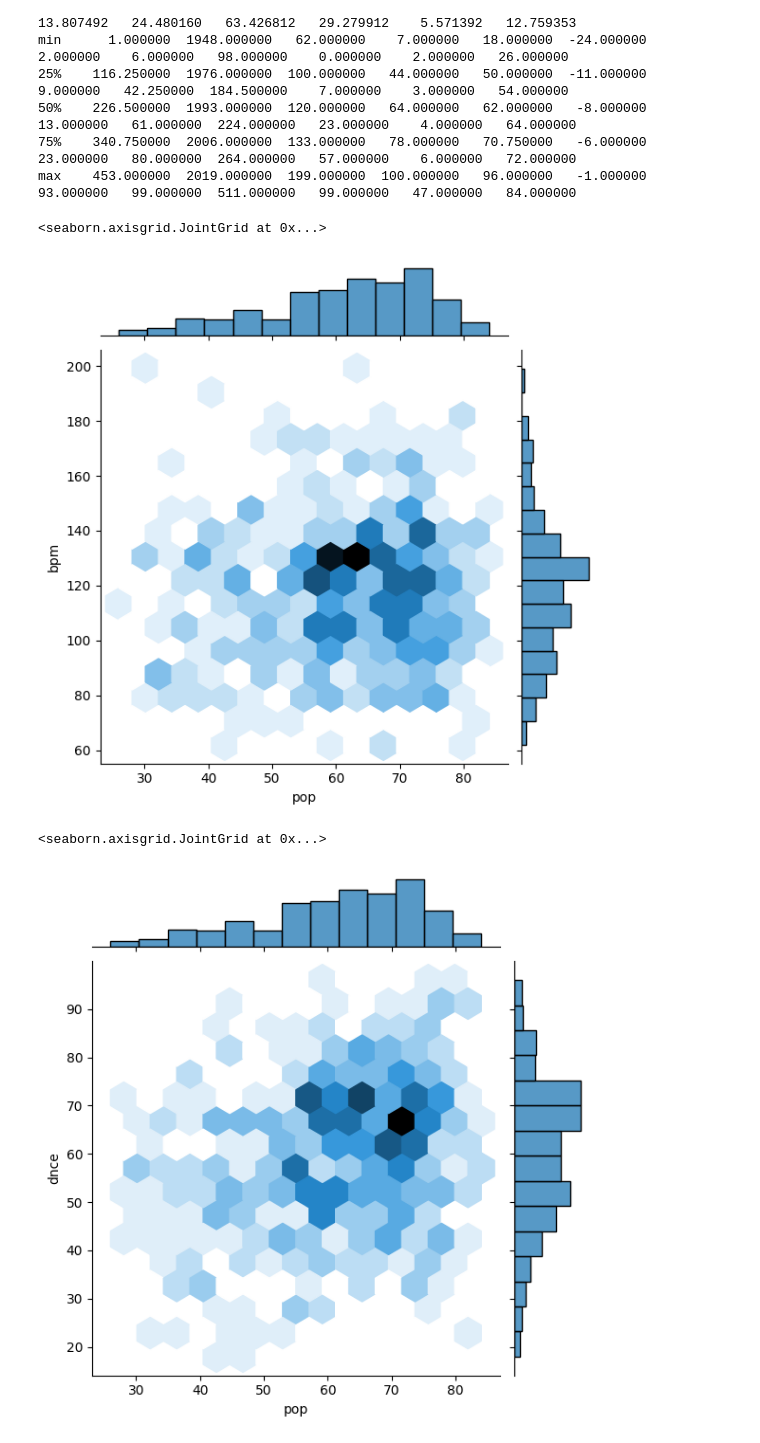
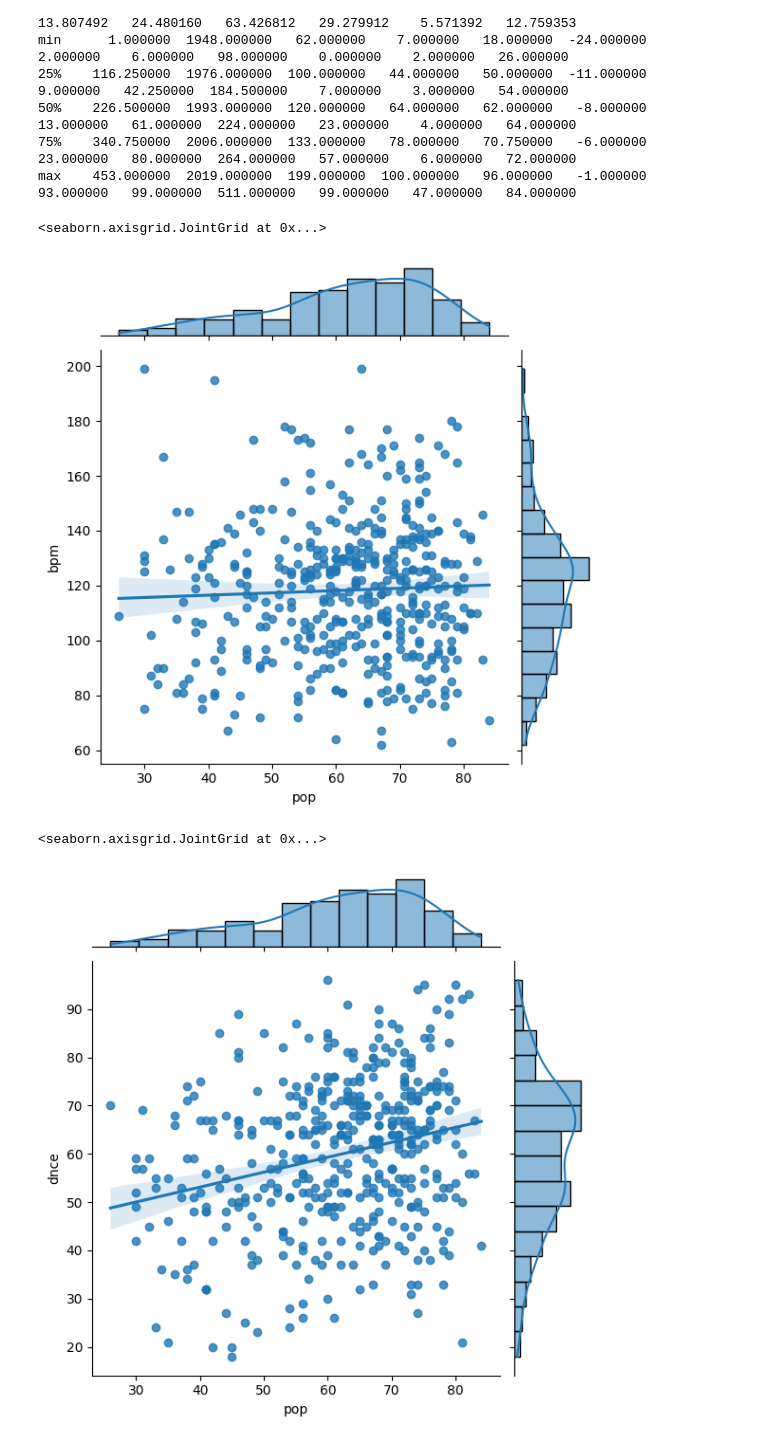
Before and after one commit to GraceCWY/imbalance-data-regression, a Jupyter notebook: regression_grace_02.ipynb, the cells around one changed output. Cells and saved outputs as stored; diff of their text form; code cells hidden in the pictures.

```diff
--- a/regression_grace_02.ipynb
+++ b/regression_grace_02.ipynb
@@ -92,15 +92,15 @@ max    453.000000  2019.000000  199.000000  100.000000   96.000000   -1.000000
 # %%
 # Exploratory Data Analysis(EDA)
 # 1)pop vs bpm
-sns.jointplot(x='pop',y='bpm',data=trainDataClean,kind="hex")
+sns.jointplot(x='pop',y='bpm',data=trainDataClean,kind="reg")
 # %% [output]
 <seaborn.axisgrid.JointGrid at 0x...>
-[figure, old version]
+[figure, new version]
 # %%
 # 2)dnce vs pop
-sns.jointplot(x='pop',y='dnce',data=trainDataClean,kind="hex")
+sns.jointplot(x='pop',y='dnce',data=trainDataClean,kind="reg")
 # %% [output]
 <seaborn.axisgrid.JointGrid at 0x...>
-[figure, old version]
+[figure, new version]
 # %%
 # 3)dB vs pop
```
Also changed, not shown: parts of 14 cells of this notebook, 2 other files.
